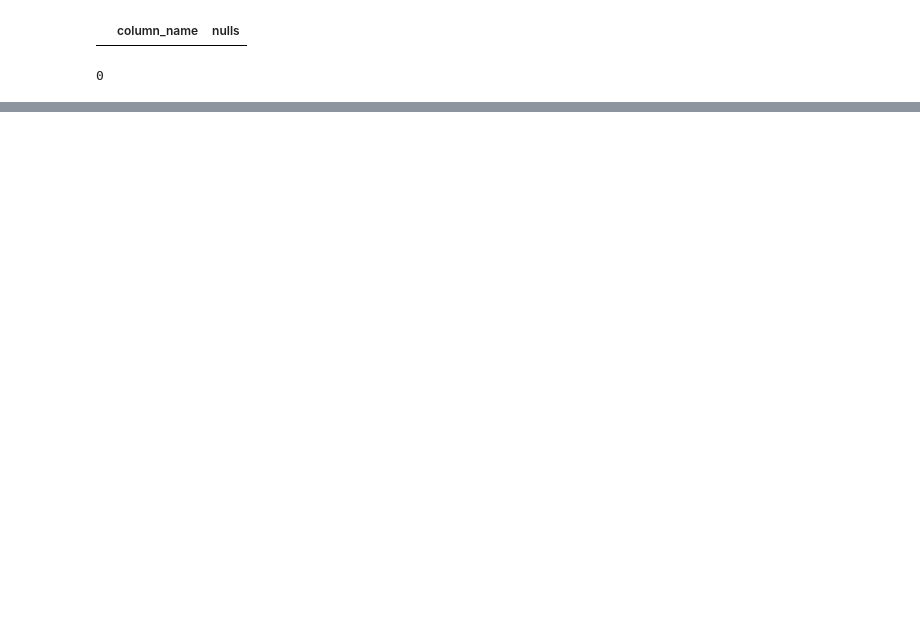
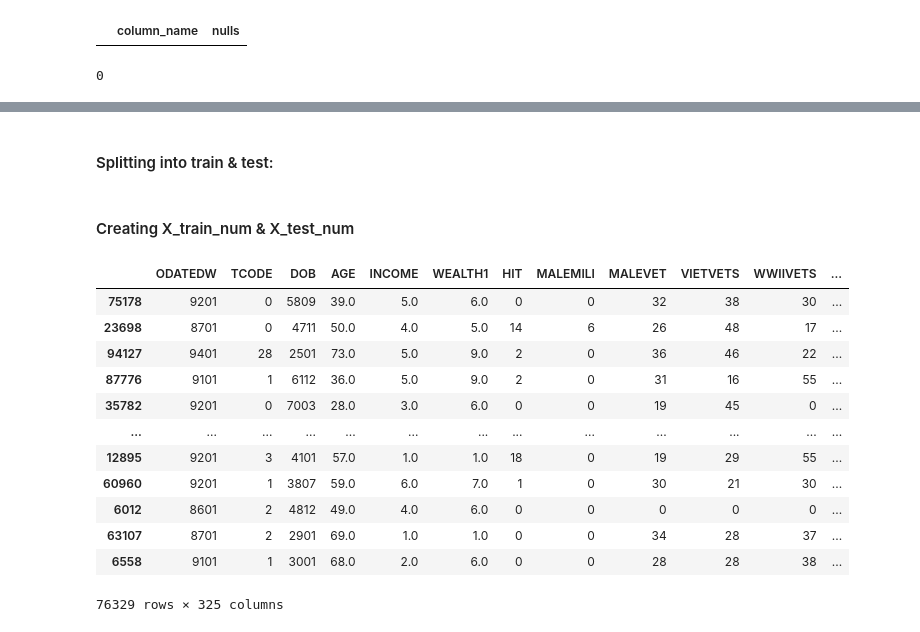
Before and after one commit to antomontilla/lab-revisiting-machine-learning, a Jupyter notebook: HealcareForAll_AM.ipynb, the cells around one changed output, grey strips where cells are left out. Drawn from its saved outputs; the diff is of its cells as text; code cells hidden in the pictures; blank space fills up the shorter version.

```diff
--- a/HealcareForAll_AM.ipynb
+++ b/HealcareForAll_AM.ipynb
@@ -1370,0 +1455,6 @@ Y.to_csv('target7_02.csv')
+# %%
+numerical['DOMAIN_B'] = categorical['DOMAIN_B'].astype(int)
+numerical['CLUSTER'] = categorical['CLUSTER'].astype(int)
+numerical['DATASRCE'] = categorical['DATASRCE'].astype(int)
+#dropping from categorical
+categorical = categorical.drop(['DOMAIN_B', 'CLUSTER', 'DATASRCE'], axis = 1)
@@ -1370,0 +1464,3 @@ Y.to_csv('target7_02.csv')
+# %%
+X = pd.concat([numerical, categorical], axis=1)
+X.shape
@@ -1370,0 +1469,3 @@ Y.to_csv('target7_02.csv')
+# %%
+y = Targets['TARGET_B']
+y
@@ -1370,0 +1485,24 @@ Y.to_csv('target7_02.csv')
+# %% [markdown]
+#### Splitting into train & test:
+# %%
+X_train, X_test, y_train, y_test = train_test_split(X, y, test_size=0.2, random_state=45)
+# %% [markdown]
+#### Creating X_train_num & X_test_num
+# %%
+X_train_num = X_train.select_dtypes(np.number)
+X_test_num = X_test.select_dtypes(np.number)
+X_train_num
+# %% [output]
+|  | ODATEDW | TCODE | DOB | AGE | INCOME | WEALTH1 | HIT | MALEMILI | MALEVET | VIETVETS | WWIIVETS | ... |
+| 75178 | 9201 | 0 | 5809 | 39.0 | 5.0 | 6.0 | 0 | 0 | 32 | 38 | 30 | ... |
+| 23698 | 8701 | 0 | 4711 | 50.0 | 4.0 | 5.0 | 14 | 6 | 26 | 48 | 17 | ... |
+| 94127 | 9401 | 28 | 2501 | 73.0 | 5.0 | 9.0 | 2 | 0 | 36 | 46 | 22 | ... |
+| 87776 | 9101 | 1 | 6112 | 36.0 | 5.0 | 9.0 | 2 | 0 | 31 | 16 | 55 | ... |
+| 35782 | 9201 | 0 | 7003 | 28.0 | 3.0 | 6.0 | 0 | 0 | 19 | 45 | 0 | ... |
+| ... | ... | ... | ... | ... | ... | ... | ... | ... | ... | ... | ... | ... |
+| 12895 | 9201 | 3 | 4101 | 57.0 | 1.0 | 1.0 | 18 | 0 | 19 | 29 | 55 | ... |
+| 60960 | 9201 | 1 | 3807 | 59.0 | 6.0 | 7.0 | 1 | 0 | 30 | 21 | 30 | ... |
+| 6012 | 8601 | 2 | 4812 | 49.0 | 4.0 | 6.0 | 0 | 0 | 0 | 0 | 0 | ... |
+| 63107 | 8701 | 2 | 2901 | 69.0 | 1.0 | 1.0 | 0 | 0 | 34 | 28 | 37 | ... |
+| 6558 | 9101 | 1 | 3001 | 68.0 | 2.0 | 6.0 | 0 | 0 | 28 | 28 | 38 | ... |
+76329 rows × 325 columns
```
Also changed, not shown: parts of 76 cells of this notebook.
